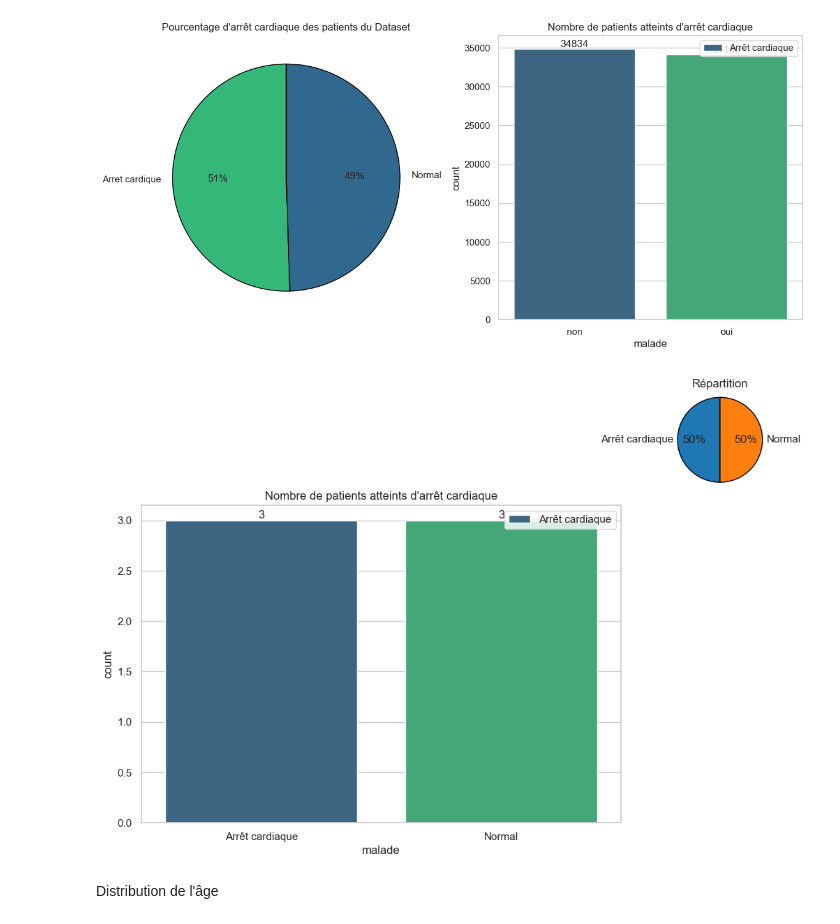
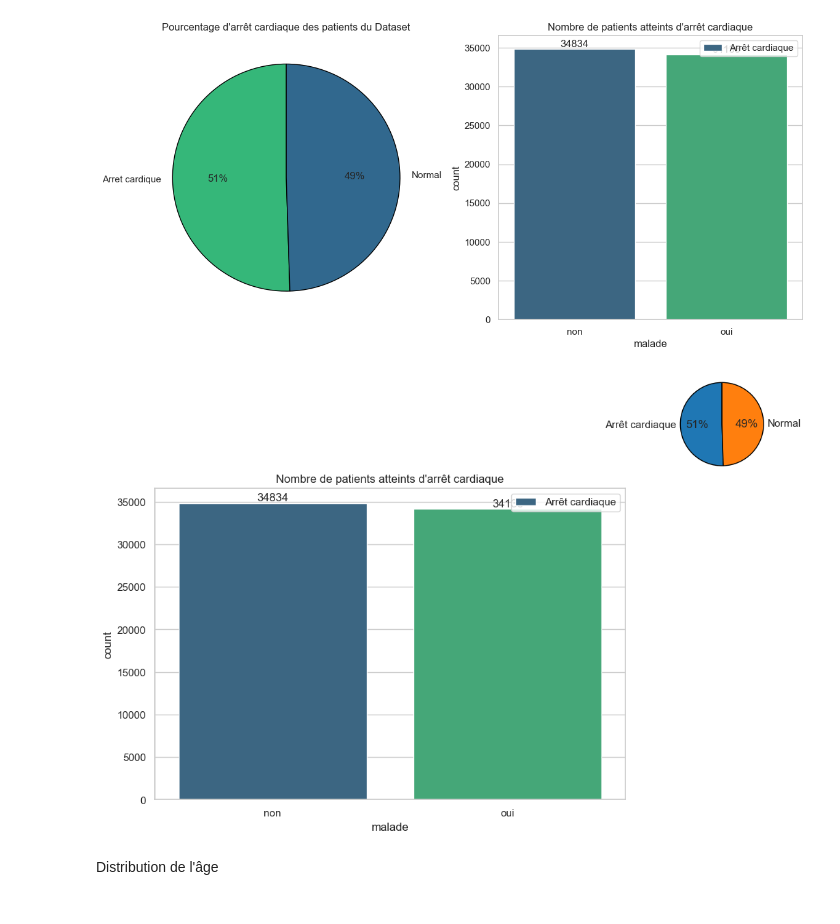
Before and after one commit to alaincrenner/heart_attack, a Jupyter notebook: MaladieCardiaque_SVM.ipynb, the cells around one changed output. Drawn from its saved outputs; the diff is of its cells as text; code cells hidden in the pictures.

```diff
--- a/MaladieCardiaque_SVM.ipynb
+++ b/MaladieCardiaque_SVM.ipynb
@@ -286,35 +287,29 @@ plt.show()
 # %%
 import matplotlib.pyplot as plt
 import seaborn as sns
-
-# Création des données (pour l'exemple)
-maladie = {'malade': ['Arrêt cardiaque', 'Normal', 'Arrêt cardiaque', 'Arrêt cardiaque', 'Normal', 'Normal']}
-maladie = pd.DataFrame(maladie)
 
 # Création de la figure et des sous-graphiques
 plt.figure(figsize=(12, 8))
 gs = plt.GridSpec(4, 4)
 
 # Tracé du graphique principal (histogramme)
 ax2 = plt.subplot(gs[1:, :-1])
 sns.countplot(x='malade', data=maladie, ax=ax2, palette="viridis")
 for i, j in enumerate(maladie['malade'].value_counts().values):
     ax2.text(i, j, str(j), ha='center', va='bottom', fontsize=12)
 ax2.set(title="Nombre de patients atteints d'arrêt cardiaque")
 ax2.legend(labels=["Arrêt cardiaque", "Normal"])
 
 # Tracé du diagramme circulaire (en petit)
 ax1 = plt.subplot(gs[0, -1])
 colors = ['#1f77b4', '#ff7f0e']  # Couleurs pour le diagramme circulaire
 ax1.pie(maladie['malade'].value_counts(), labels=["Arrêt cardiaque", "Normal"], autopct="%1.0f%%", startangle=90, colors=colors, wedgeprops={'edgecolor': 'black'})
 
 # Réglage de l'apparence du deuxième graphique
 ax1.axis('equal')  # Pour que le diagramme circulaire soit parfaitement circulaire
-ax1.set_title('Répartition')  # Titre du diagramme circulaire
-
 plt.show()
 # %% [output]
-[figure, old version]
+[figure, new version]
 # %% [markdown]
 Distribution de l'âge
 # %%
```
Also changed, not shown: parts of 15 cells of this notebook.
